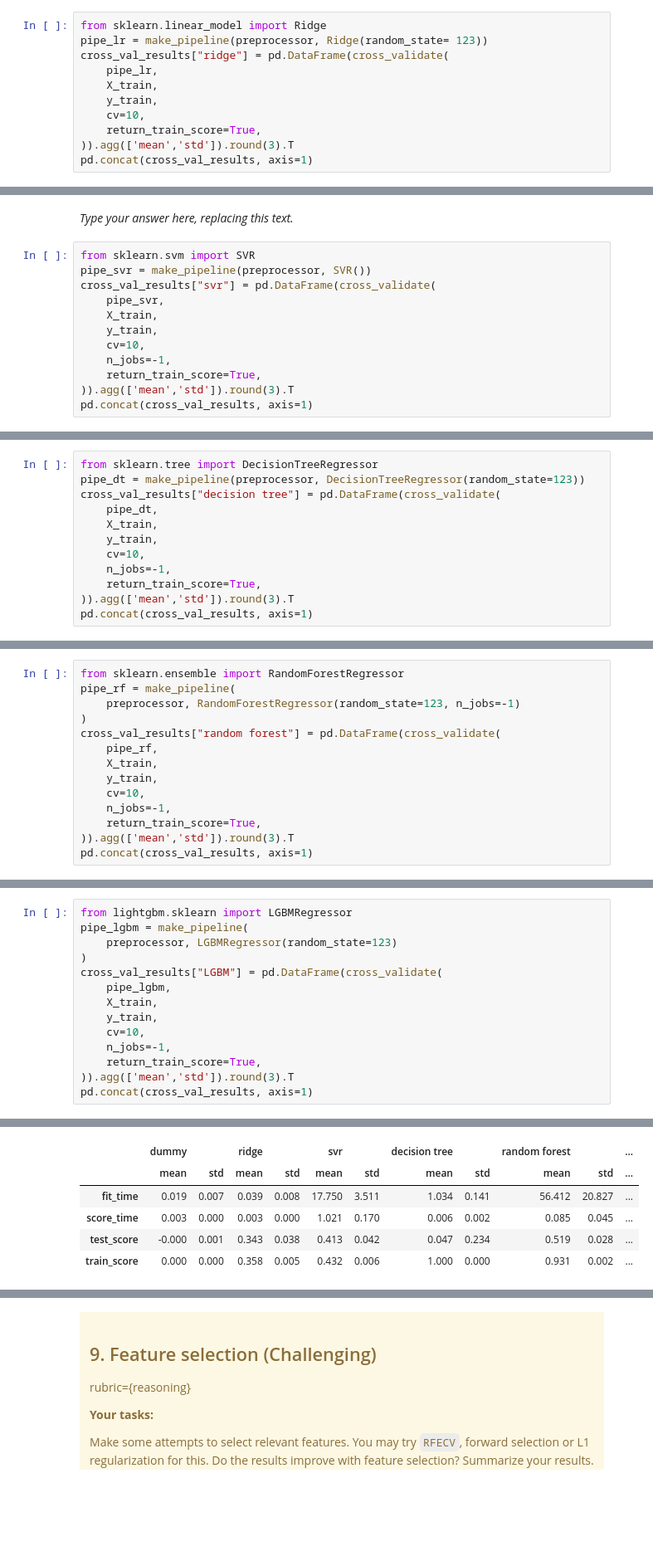
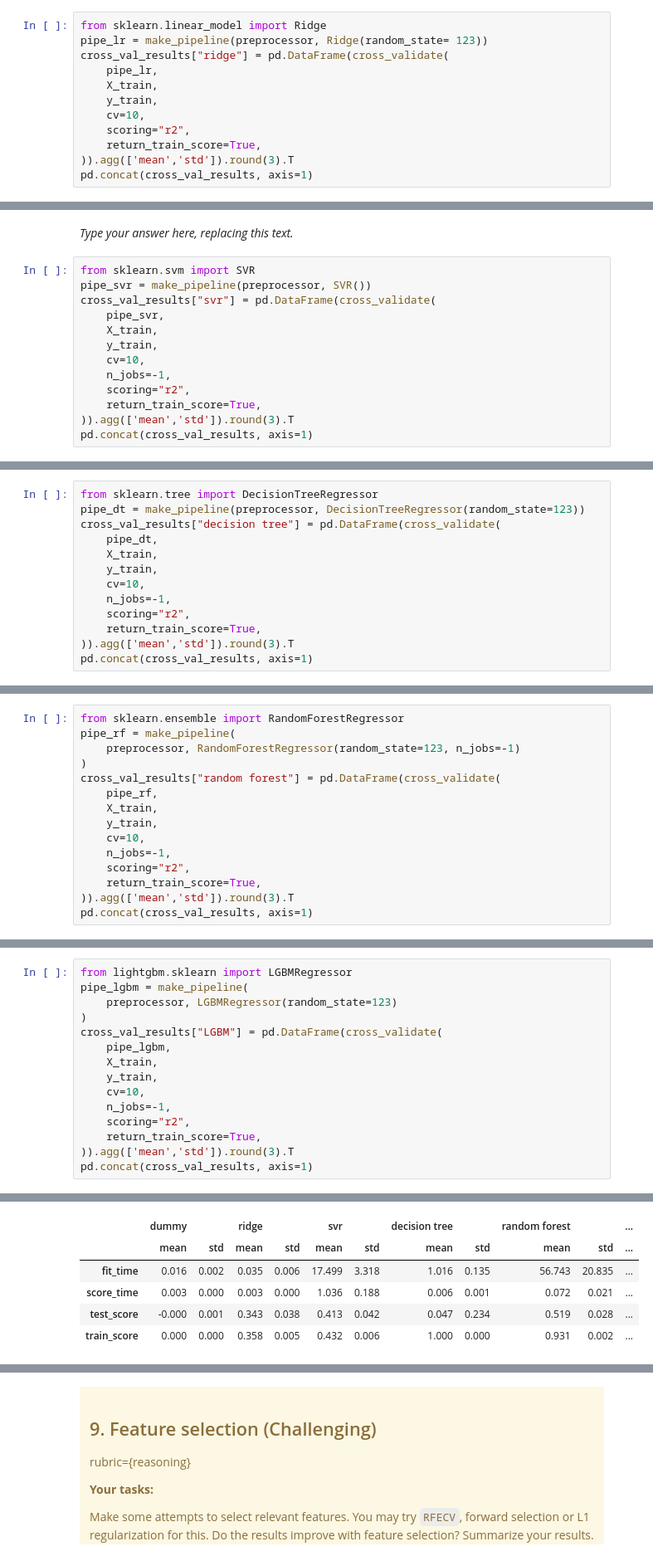
Before and after one commit to UBC-MDS/NYC_airbnb_notebook, a Jupyter notebook: lab4_ashwin2507.ipynb, the cells around one changed output, grey strips where cells are left out. Shown: that part at 83% size. Drawn from its saved outputs; the diff is of its cells as text; blank space fills up the shorter version.

```diff
--- a/lab4_ashwin2507.ipynb
+++ b/lab4_ashwin2507.ipynb
@@ -337,6 +338,7 @@ cross_val_results["ridge"] = pd.DataFrame(cross_validate(
     X_train,
     y_train,
     cv=10,
+    scoring="r2",
     return_train_score=True,
 )).agg(['mean','std']).round(3).T
 pd.concat(cross_val_results, axis=1)
@@ -375,6 +377,7 @@ cross_val_results["svr"] = pd.DataFrame(cross_validate(
     y_train,
     cv=10,
     n_jobs=-1,
+    scoring="r2",
     return_train_score=True,
 )).agg(['mean','std']).round(3).T
 pd.concat(cross_val_results, axis=1)
@@ -411,6 +414,7 @@ cross_val_results["decision tree"] = pd.DataFrame(cross_validate(
     y_train,
     cv=10,
     n_jobs=-1,
+    scoring="r2",
     return_train_score=True,
 )).agg(['mean','std']).round(3).T
 pd.concat(cross_val_results, axis=1)
@@ -449,6 +453,7 @@ cross_val_results["random forest"] = pd.DataFrame(cross_validate(
     y_train,
     cv=10,
     n_jobs=-1,
+    scoring="r2",
     return_train_score=True,
 )).agg(['mean','std']).round(3).T
 pd.concat(cross_val_results, axis=1)
@@ -483,35 +488,36 @@ pipe_lgbm = make_pipeline(
 )
 cross_val_results["LGBM"] = pd.DataFrame(cross_validate(
     pipe_lgbm,
     X_train,
     y_train,
     cv=10,
     n_jobs=-1,
+    scoring="r2",
     return_train_score=True,
 )).agg(['mean','std']).round(3).T
 pd.concat(cross_val_results, axis=1)
 # %% [output]
 https://scikit-learn.org/stable/model_persistence.html#security-maintainability-limitations
   warnings.warn(
 https://scikit-learn.org/stable/model_persistence.html#security-maintainability-limitations
   warnings.warn(
 https://scikit-learn.org/stable/model_persistence.html#security-maintainability-limitations
   warnings.warn(
 https://scikit-learn.org/stable/model_persistence.html#security-maintainability-limitations
   warnings.warn(
 https://scikit-learn.org/stable/model_persistence.html#security-maintainability-limitations
   warnings.warn(
 https://scikit-learn.org/stable/model_persistence.html#security-maintainability-limitations
   warnings.warn(
 ... (64 lines left out)
 https://scikit-learn.org/stable/model_persistence.html#security-maintainability-limitations
   warnings.warn(
 https://scikit-learn.org/stable/model_persistence.html#security-maintainability-limitations
   warnings.warn(
 |  | dummy |  | ridge |  | svr |  | decision tree |  | random forest |  | ... |
 |  | mean | std | mean | std | mean | std | mean | std | mean | std | ... |
-| fit_time | 0.019 | 0.007 | 0.039 | 0.008 | 17.750 | 3.511 | 1.034 | 0.141 | 56.412 | 20.827 | ... |
-| score_time | 0.003 | 0.000 | 0.003 | 0.000 | 1.021 | 0.170 | 0.006 | 0.002 | 0.085 | 0.045 | ... |
+| fit_time | 0.016 | 0.002 | 0.035 | 0.006 | 17.499 | 3.318 | 1.016 | 0.135 | 56.743 | 20.835 | ... |
+| score_time | 0.003 | 0.000 | 0.003 | 0.000 | 1.036 | 0.188 | 0.006 | 0.001 | 0.072 | 0.021 | ... |
 | test_score | -0.000 | 0.001 | 0.343 | 0.038 | 0.413 | 0.042 | 0.047 | 0.234 | 0.519 | 0.028 | ... |
 | train_score | 0.000 | 0.000 | 0.358 | 0.005 | 0.432 | 0.006 | 1.000 | 0.000 | 0.931 | 0.002 | ... |
 # %%
```
Also changed, not shown: parts of 7 cells of this notebook.
